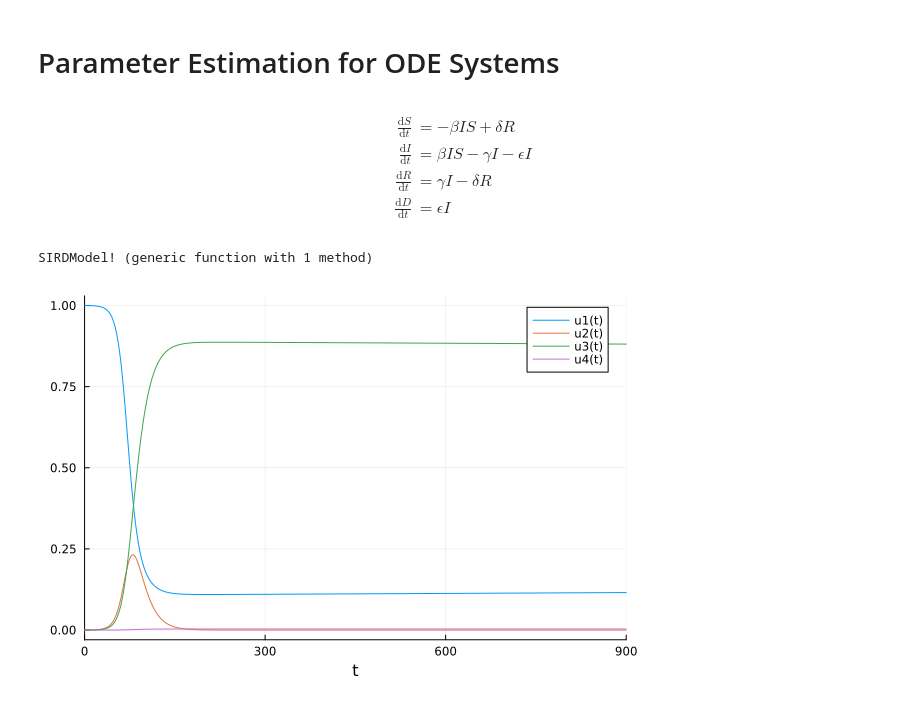
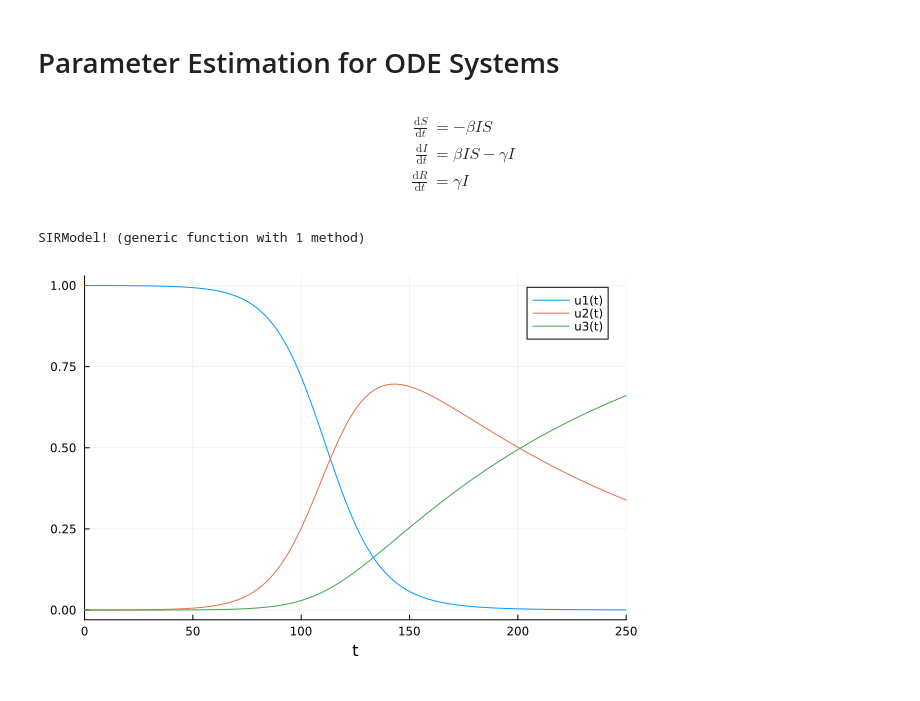
Before and after one commit to Computational-Biology-TUe/Julia-sysbio-workshop, a Jupyter notebook: 03-Dynamic-Modeling/02-Parameter-Estimation.ipynb, the cells around one changed output. Saved outputs shown, nothing was run; the diff lists cells and outputs as text; code cells hidden in the pictures.

```diff
--- a/03-Dynamic-Modeling/02-Parameter-Estimation.ipynb
+++ b/03-Dynamic-Modeling/02-Parameter-Estimation.ipynb
@@ -5,39 +8,38 @@ using DifferentialEquations, Plots
 # %% [markdown]
 $$
 \begin{align}
-\frac{\mathrm{d}S}{\mathrm{d}t} &= -\beta IS + \delta R\\
-\frac{\mathrm{d}I}{\mathrm{d}t} &= \beta IS - \gamma I - \epsilon I\\
-\frac{\mathrm{d}R}{\mathrm{d}t} &= \gamma I - \delta R\\
-\frac{\mathrm{d}D}{\mathrm{d}t} &= \epsilon I
+\frac{\mathrm{d}S}{\mathrm{d}t} &= -\beta IS \\
+\frac{\mathrm{d}I}{\mathrm{d}t} &= \beta IS - \gamma I \\
+\frac{\mathrm{d}R}{\mathrm{d}t} &= \gamma I \\
 \end{align}
 $$
 # %%
-function SIRDModel!(du, u, p, t)
+function SIRModel!(du, u, p, t)
 
   # unpack p
-  β, γ, δ, ϵ = p
+  β, γ = p
 
   # unpack u
-  S, I, R, D = u
+  S, I, R = u
 
   # define equations
-  dSdt = -β*I*S + δ*R
-  dIdt = β*I*S - γ*I - ϵ*I
-  dRdt = γ*I - δ*R
-  dDdt = ϵ*I
+  dSdt = -β*I*S
+  dIdt = β*I*S - γ*I
+  dRdt = γ*I
 
-  du[1:4] = [dSdt, dIdt, dRdt, dDdt]
+  du[1:3] = [dSdt, dIdt, dRdt]
 
   nothing # return nothing
 end
 # %% [output]
-SIRDModel! (generic function with 1 method)
+SIRModel! (generic function with 1 method)
 # %%
-u0 = [0.9999, 0.0001, 0., 0.]
-tspan = (0, 900)
-p = [0.2, 0.08, 1e-5, 3e-4]
+u0 = [0.9999, 0.0001, 0.]
+tspan = (0, 250)
+p = [0.09, 0.008]
 
-prob = ODEProblem(SIRDModel!, u0, tspan, p)
-plot(solve(prob))
+prob = ODEProblem(SIRModel!, u0, tspan, p)
+solution = solve(prob)
+plot(solution)
 # %% [output]
-[figure, old version]
+[figure, new version]
```
Also changed, not shown: parts of 7 cells of this notebook, 1 other file.
